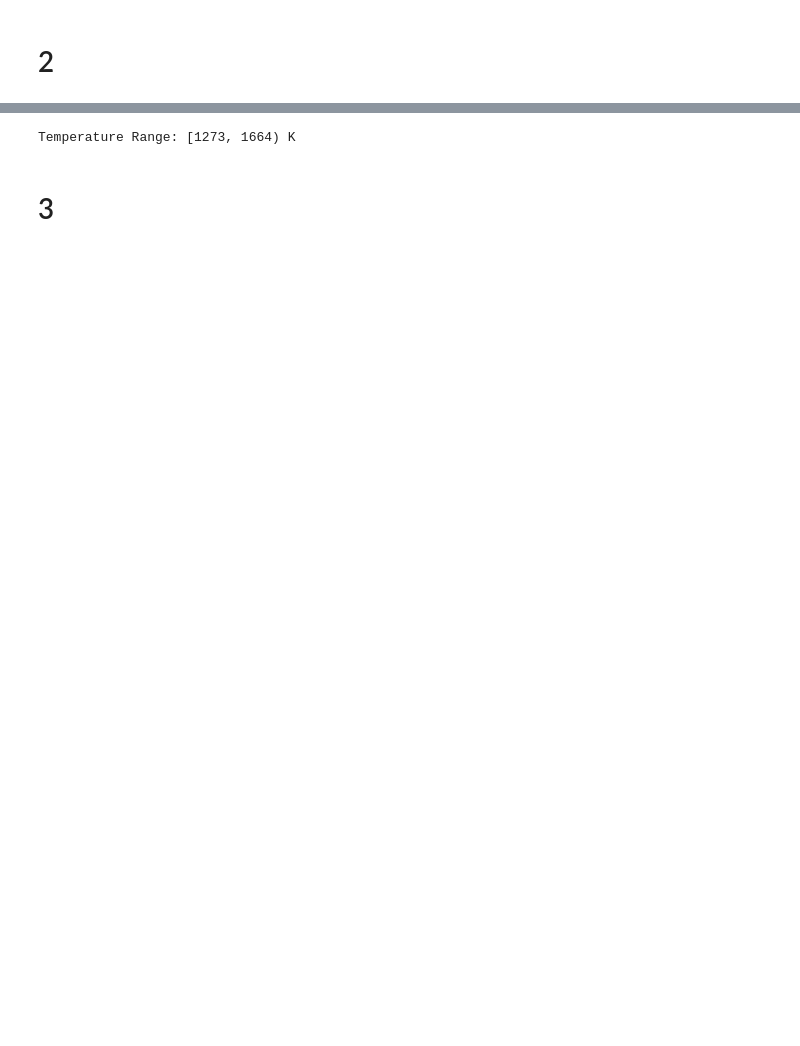
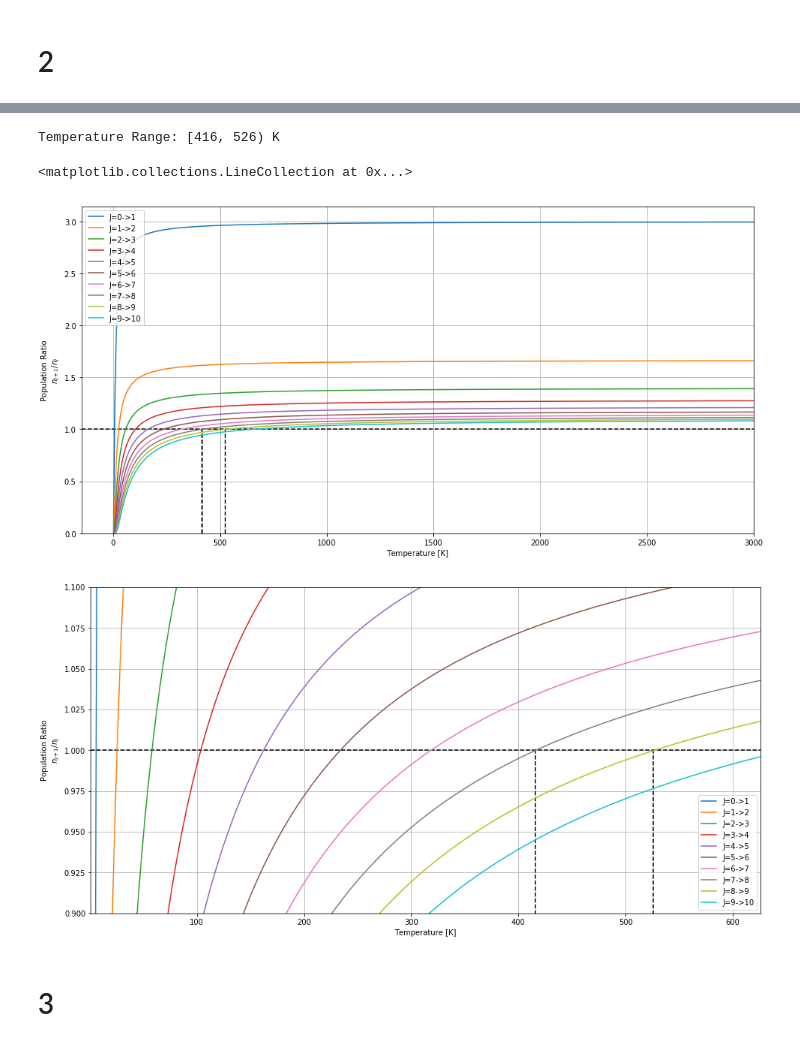
Before and after one commit to lydia-lee/astro207, a Jupyter notebook: ps_2021/05/questions/q_good_rovibrations.ipynb, the cells around one changed output, grey strips where cells are left out. Drawn from its saved outputs; the diff is of its cells as text; code cells hidden in the pictures; blank space fills up the shorter version.

```diff
--- a/ps_2021/05/questions/q_good_rovibrations.ipynb
+++ b/ps_2021/05/questions/q_good_rovibrations.ipynb
@@ -11,22 +11,8 @@ c = 3e10 # cm/s, speed of light
 m_p = 1.6e-24 # g, proton mass
 a0 = 0.5e-8 # cm, Bohr radius
 kB = 1.4e-16 # erg/K, Boltzmann constant
+q = 5e-10 # esu, electron charge
 
 m_C = 12*m_p
 m_O = 16*m_p
 parallel = lambda lst: (sum([1/x for x in lst]))**-1 if 0 not in lst else 0
-mu_CO = parallel([m_C, m_O]) # g, reduced mass of CO molecule
-x = a0 # cm, separation between atoms
-
-# I = mu_CO * x**2 # moment of inertia
-
-q = 5e-10 # esu, electron charge
-k = q**2 / x**3 # spring constant
-omega0 = np.sqrt(k/mu_CO) # rad/s, natural frequency of CO vibrational transition
-nu0 = omega0/(2*np.pi)
-
-E_rot = lambda J: hbar**2/(2*I) * J * (J+1)
-E_vib = lambda n: hbar * omega0 * (n + 0.5)
-E_rovib = lambda J,n: E_rot(J) + E_vib(n)
-g_degen = lambda J: 2*J+1
-I_diatom = lambda mu, n, J: False
@@ -126,9 +174,44 @@ Text(0,0.5,'$n_{J+1, n=0}/n_{J, n=1}$')
-# %%
-J_infl = 6 # value of J where n_J/n_{J-1} > 1 and n_{J+1}/n_J < 1
-T_min = T_cross1_J[J_infl]
-T_max = T_cross1_J[J_infl+1]
-print(f'Temperature Range: [{T_min}, {T_max}) K')
-# %% [output]
-Temperature Range: [1273, 1664) K
+# %%
+J_infl = 7 # value of J where n_J/n_{J-1} > 1 and n_{J+1}/n_J < 1
+
+# Plotting
+for J in J_vec:
+    plt.plot(T_vec, ratio_nJ_dict[J], label=f'J={J}->{J+1}')
+plt.legend()
+plt.grid(True)
+plt.xlabel('Temperature [K]')
+plt.ylabel('Population Ratio\n$n_{J+1}/n_J$')
+plt.xlim(*plt.xlim())
+plt.xlim(right=max(T_vec))
+plt.ylim(0)
+
+# Annotations
+plt.hlines(1, *plt.xlim(), linestyles='dashed')
+T_min = T_cross1_J[J_infl]
+T_max = T_cross1_J[J_infl+1]
+plt.vlines(T_min, 0, 1, linestyles='dashed')
+plt.vlines(T_max, 0, 1, linestyles='dashed')
+print(f'Temperature Range: [{T_min}, {T_max}) K')
+
+# For visibility
+plt.figure()
+for J in J_vec:
+    plt.plot(T_vec, ratio_nJ_dict[J], label=f'J={J}->{J+1}')
+plt.legend()
+plt.grid(True)
+plt.xlabel('Temperature [K]')
+plt.ylabel('Population Ratio\n$n_{J+1}/n_J$')
+plt.xlim(min(T_vec), T_max+100)
+plt.ylim(0.9, 1.1)
+
+# Annotations
+plt.hlines(1, *plt.xlim(), linestyles='dashed')
+plt.vlines(T_min, 0, 1, linestyles='dashed')
+plt.vlines(T_max, 0, 1, linestyles='dashed')
+# %% [output]
+Temperature Range: [416, 526) K
+<matplotlib.collections.LineCollection at 0x...>
+[figure, added]
+[figure, added]
 # %% [markdown]
 <h1>3</h1>
```
Also changed, not shown: parts of 7 cells of this notebook.
